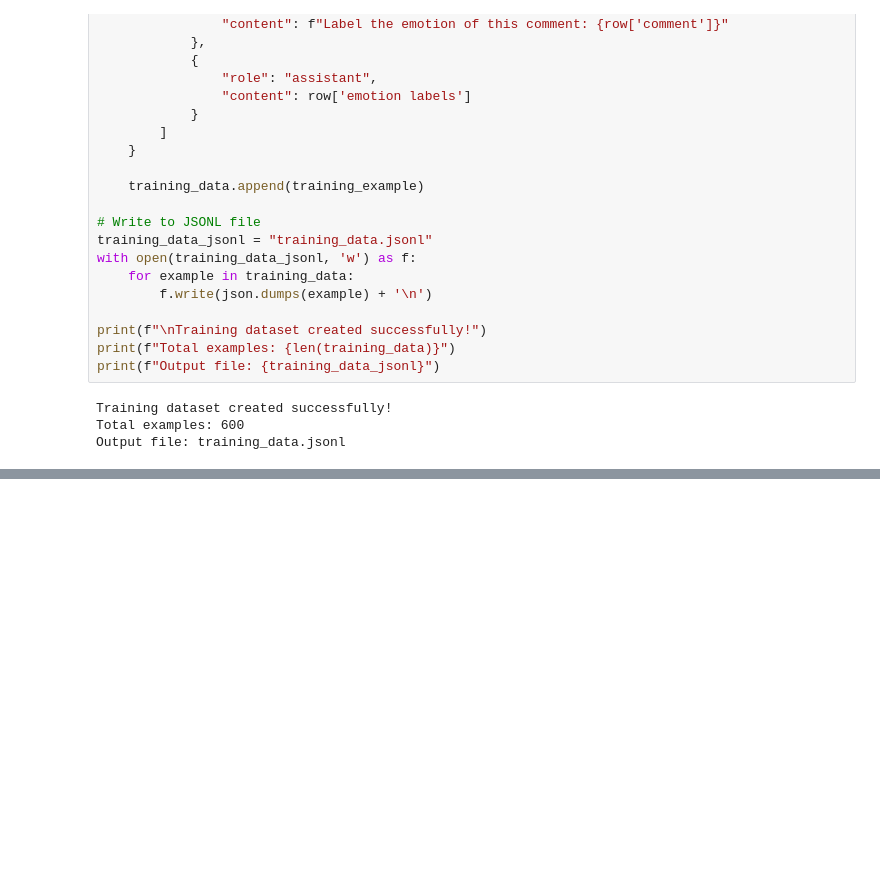
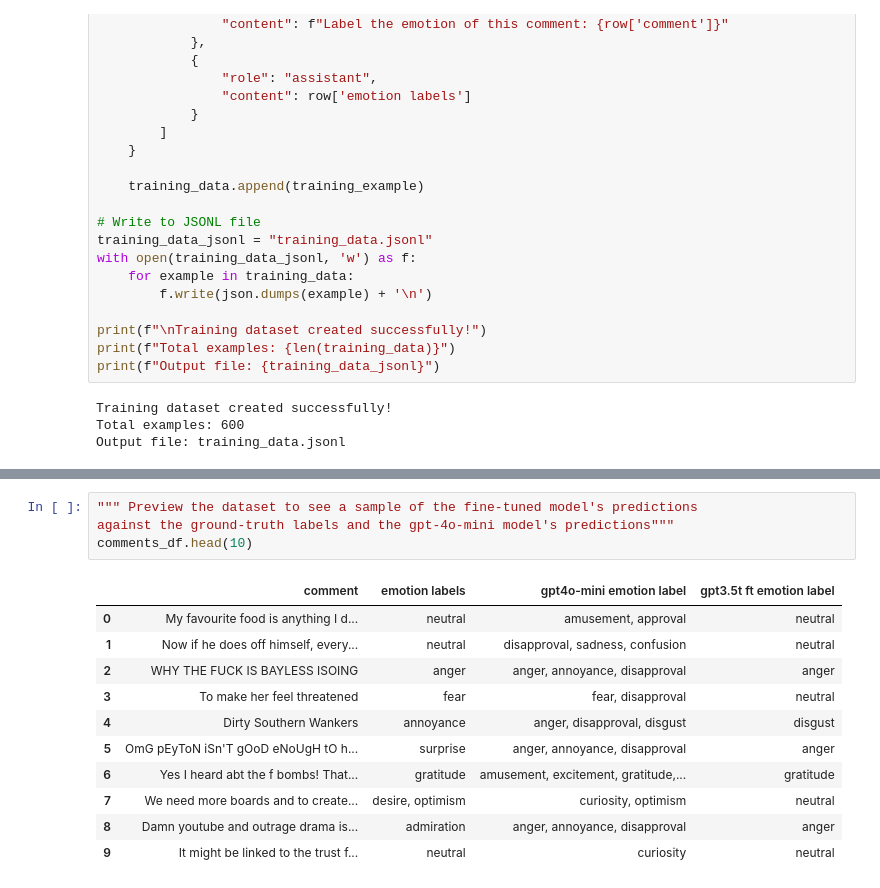
Before and after one commit to adikamath/llm-finetuning-go-emotions, a Jupyter notebook: dataset_preparation.ipynb, the cells around one changed output, grey strips where cells are left out. Saved outputs shown, nothing was run; the diff lists cells and outputs as text; blank space fills up the shorter version.

Commit message:
added a section to compare ground truth and gpt 4o mini labels versus fine-tuned model performance

```diff
--- a/dataset_preparation.ipynb
+++ b/dataset_preparation.ipynb
@@ -350,0 +501,16 @@ Output file: validation_data.jsonl
+# %%
+""" Preview the dataset to see a sample of the fine-tuned model's predictions
+against the ground-truth labels and the gpt-4o-mini model's predictions"""
+comments_df.head(10)
+# %% [output]
+|  | comment | emotion labels | gpt4o-mini emotion label | gpt3.5t ft emotion label |
+| 0 | My favourite food is anything I d... | neutral | amusement, approval | neutral |
+| 1 | Now if he does off himself, every... | neutral | disapproval, sadness, confusion | neutral |
+| 2 | WHY THE FUCK IS BAYLESS ISOING | anger | anger, annoyance, disapproval | anger |
+| 3 | To make her feel threatened | fear | fear, disapproval | neutral |
+| 4 | Dirty Southern Wankers | annoyance | anger, disapproval, disgust | disgust |
+| 5 | OmG pEyToN iSn'T gOoD eNoUgH tO h... | surprise | anger, annoyance, disapproval | anger |
+| 6 | Yes I heard abt the f bombs! That... | gratitude | amusement, excitement, gratitude,... | gratitude |
+| 7 | We need more boards and to create... | desire, optimism | curiosity, optimism | neutral |
+| 8 | Damn youtube and outrage drama is... | admiration | anger, annoyance, disapproval | anger |
+| 9 | It might be linked to the trust f... | neutral | curiosity | neutral |
```
Also changed, not shown: parts of 5 cells of this notebook.
